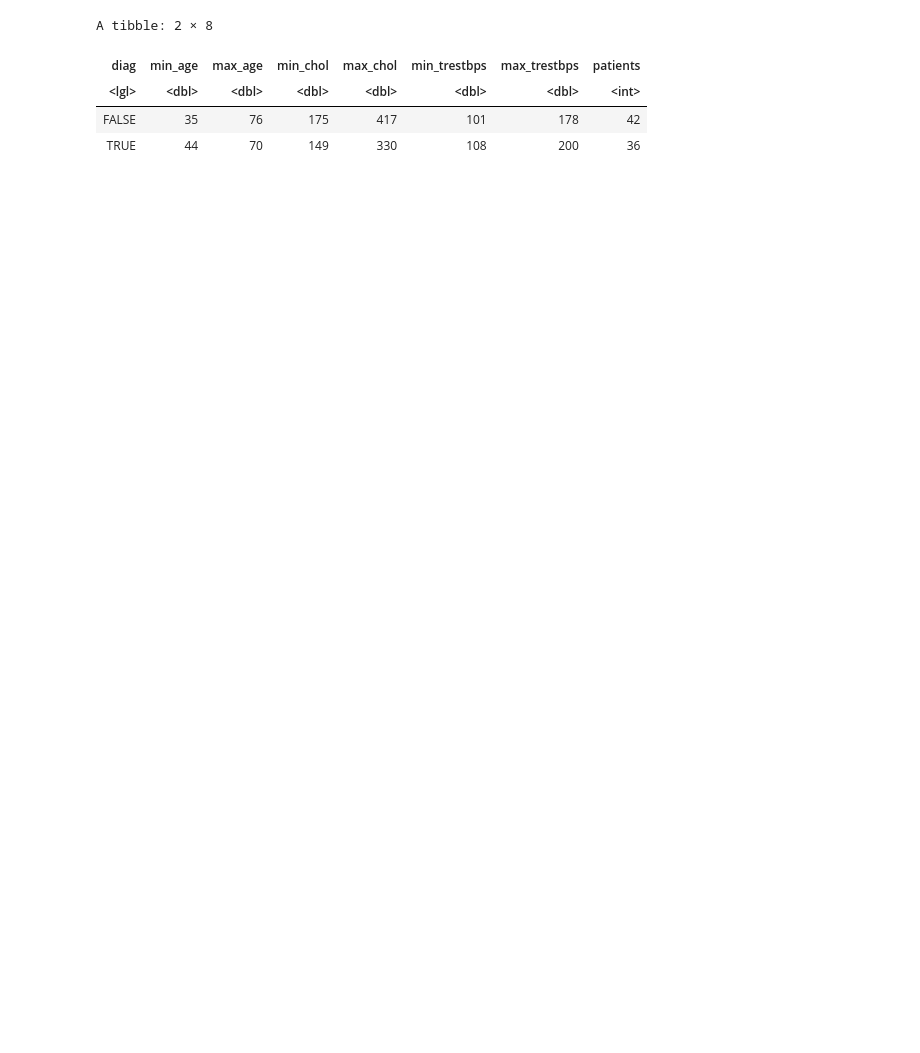
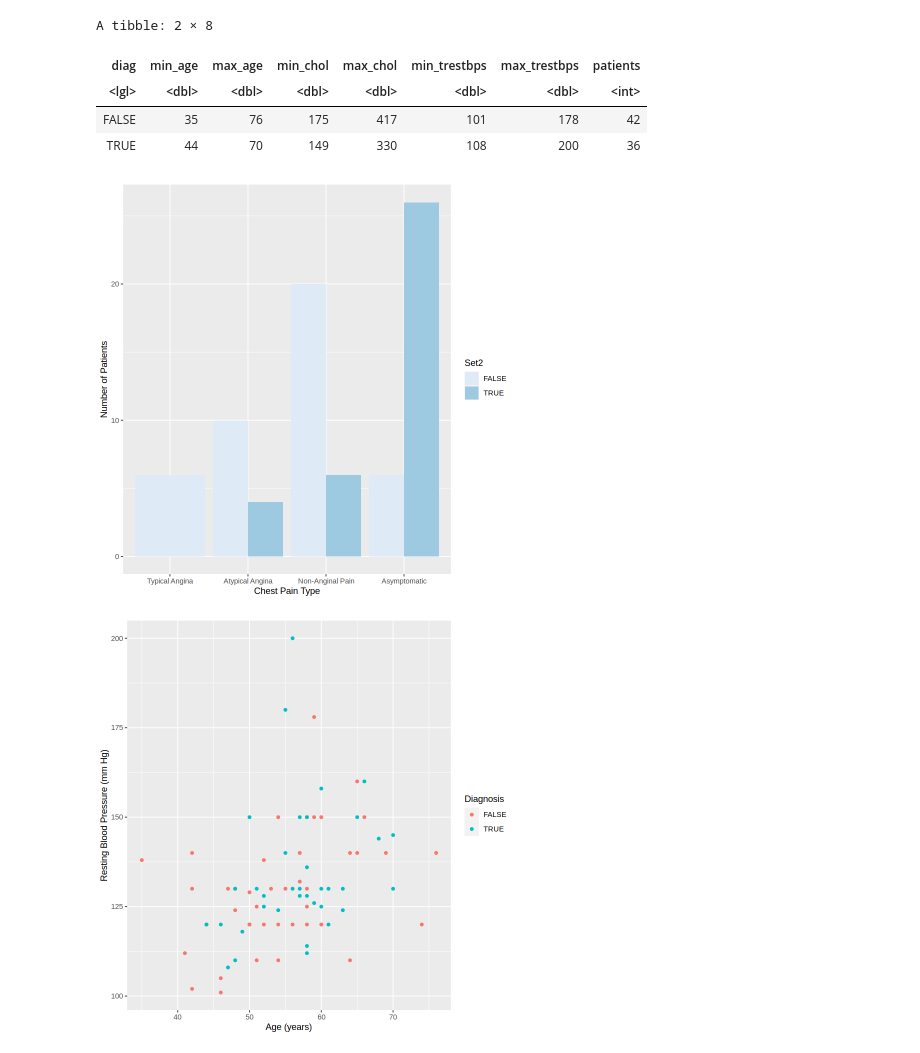
Before and after one commit to byuly/dsci-100-group-project, a Jupyter notebook: group_project_proposal.ipynb, the cells around one changed output. Drawn from its saved outputs; the diff is of its cells as text; code cells hidden in the pictures; blank space fills up the shorter version.

```diff
--- a/group_project_proposal.ipynb
+++ b/group_project_proposal.ipynb
@@ -95,3 +96,22 @@ A tibble: 2 × 8
 | <lgl> | <dbl> | <dbl> | <dbl> | <dbl> | <dbl> | <dbl> | <int> |
 | FALSE | 35 | 76 | 175 | 417 | 101 | 178 | 42 |
 | TRUE | 44 | 70 | 149 | 330 | 108 | 200 | 36 |
+# %%
+chest_pain_plot<- ggplot(cleveland_training, aes(x = cp, fill = diag)) +
+                 geom_bar(position = "dodge") +
+                 labs(x = "Chest Pain Type", y = "Number of Patients", fill = "Diagnosis") +
+                 scale_fill_brewer("Set2")
+resting_age_plot <- ggplot(cleveland_training, aes(x = age, y = trestbps, color = diag)) +
+                 geom_point(stat= "identity") +
+                  labs(x = "Age (years)", y = "Resting Blood Pressure (mm Hg)", color = "Diagnosis")  +
+                 scale_fill_brewer("Set2")
+cholestrol_age_plot <- ggplot(cleveland_training, aes(x = age, y = chol, color = diag)) +
+                 geom_point(stat= "identity") +
+                  labs(x = "Age (years)", y = "Cholesterol (mg/dl)", color = "Diagnosis")  +
+                 scale_fill_brewer("Set2")
+chest_pain_plot
+resting_age_plot
+cholestrol_age_plot
+# %% [output]
+[figure, added]
+[figure, added]
```
Also changed, not shown: parts of 4 cells of this notebook.
